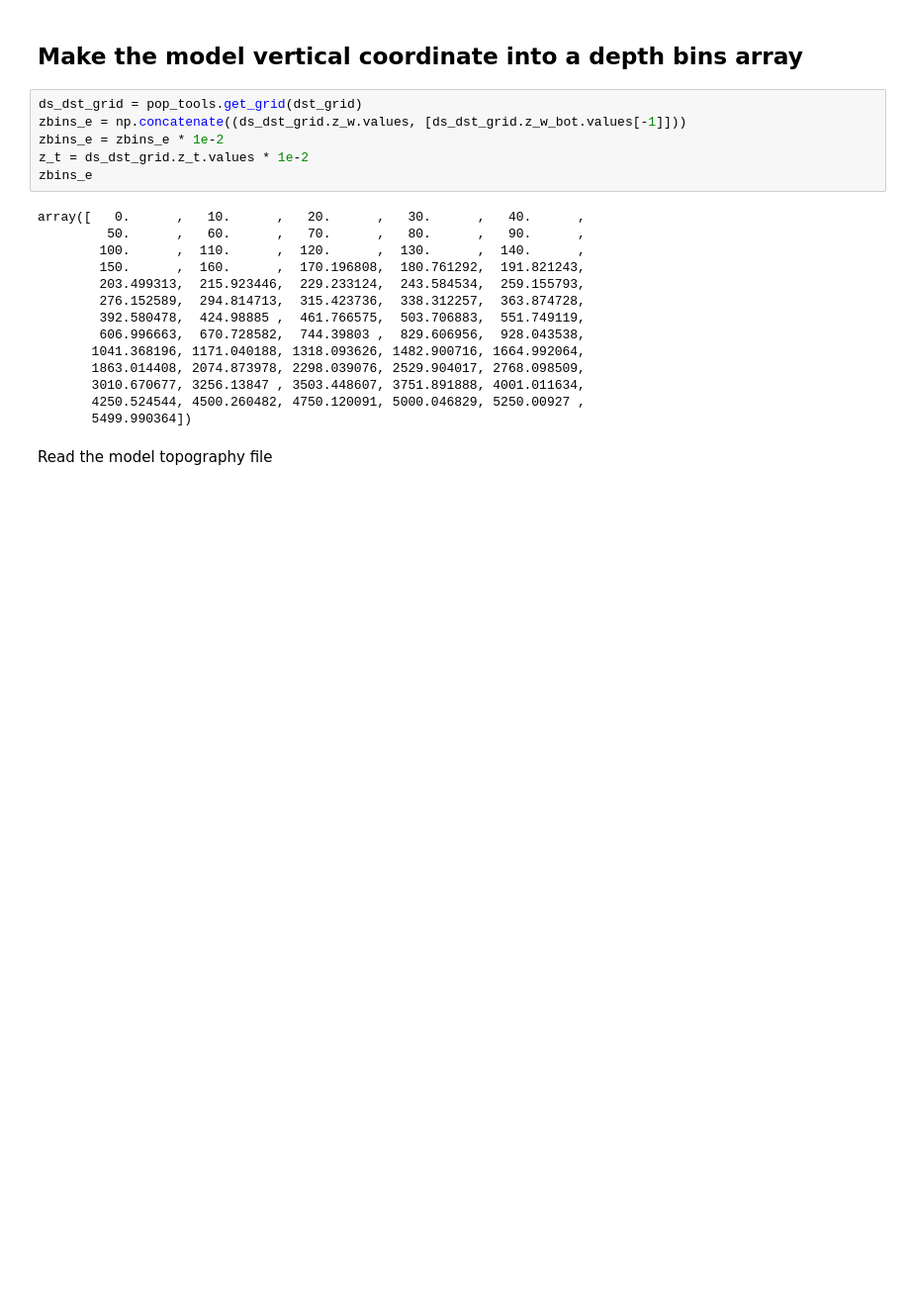
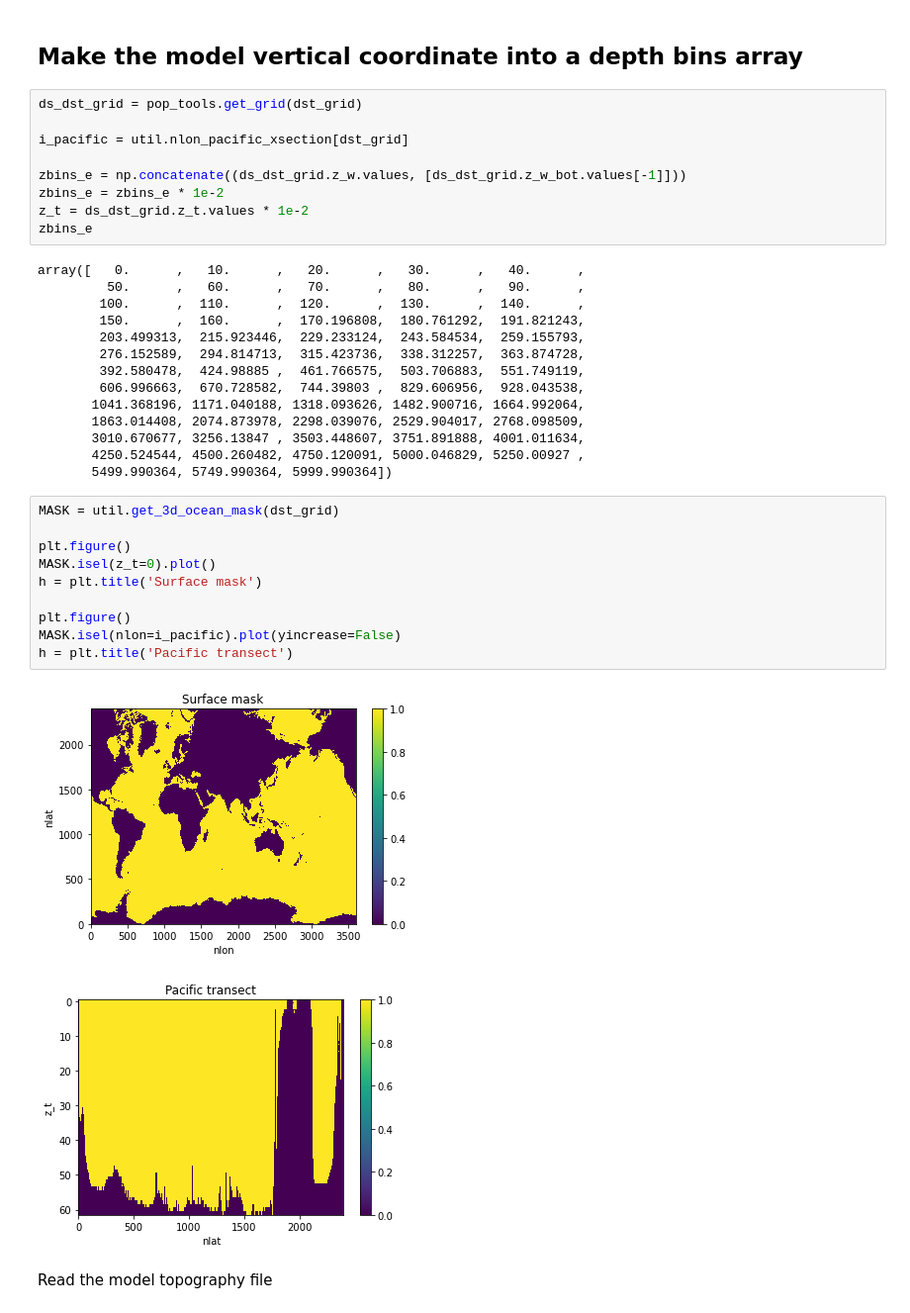
Before and after one commit to marbl-ecosys/forcing-Fe-sedflux, a Jupyter notebook: notebooks/_sedfrac_compute.ipynb, the cells around one changed output. Shown at 99% size. Saved outputs shown, nothing was run; the diff lists cells and outputs as text; blank space fills up the shorter version.

```diff
--- a/notebooks/_sedfrac_compute.ipynb
+++ b/notebooks/_sedfrac_compute.ipynb
@@ -91,6 +97,9 @@ plt.colorbar()
 ## Make the model vertical coordinate into a depth bins array
 # %%
 ds_dst_grid = pop_tools.get_grid(dst_grid)
+
+i_pacific = util.nlon_pacific_xsection[dst_grid]
+
 zbins_e = np.concatenate((ds_dst_grid.z_w.values, [ds_dst_grid.z_w_bot.values[-1]]))
 zbins_e = zbins_e * 1e-2
 z_t = ds_dst_grid.z_t.values * 1e-2
@@ -108,7 +117,20 @@ array([   0.      ,   10.      ,   20.      ,   30.      ,   40.      ,
        1863.014408, 2074.873978, 2298.039076, 2529.904017, 2768.098509,
        3010.670677, 3256.13847 , 3503.448607, 3751.891888, 4001.011634,
        4250.524544, 4500.260482, 4750.120091, 5000.046829, 5250.00927 ,
-       5499.990364])
+       5499.990364, 5749.990364, 5999.990364])
+# %%
+MASK = util.get_3d_ocean_mask(dst_grid)
+
+plt.figure()
+MASK.isel(z_t=0).plot()
+h = plt.title('Surface mask')
+
+plt.figure()
+MASK.isel(nlon=i_pacific).plot(yincrease=False)
+h = plt.title('Pacific transect')
+# %% [output]
+[figure, added]
+[figure, added]
 # %% [markdown]
 Read the model topography file
 # %%
```
Also changed, not shown: parts of 29 cells of this notebook, 9 other files.
